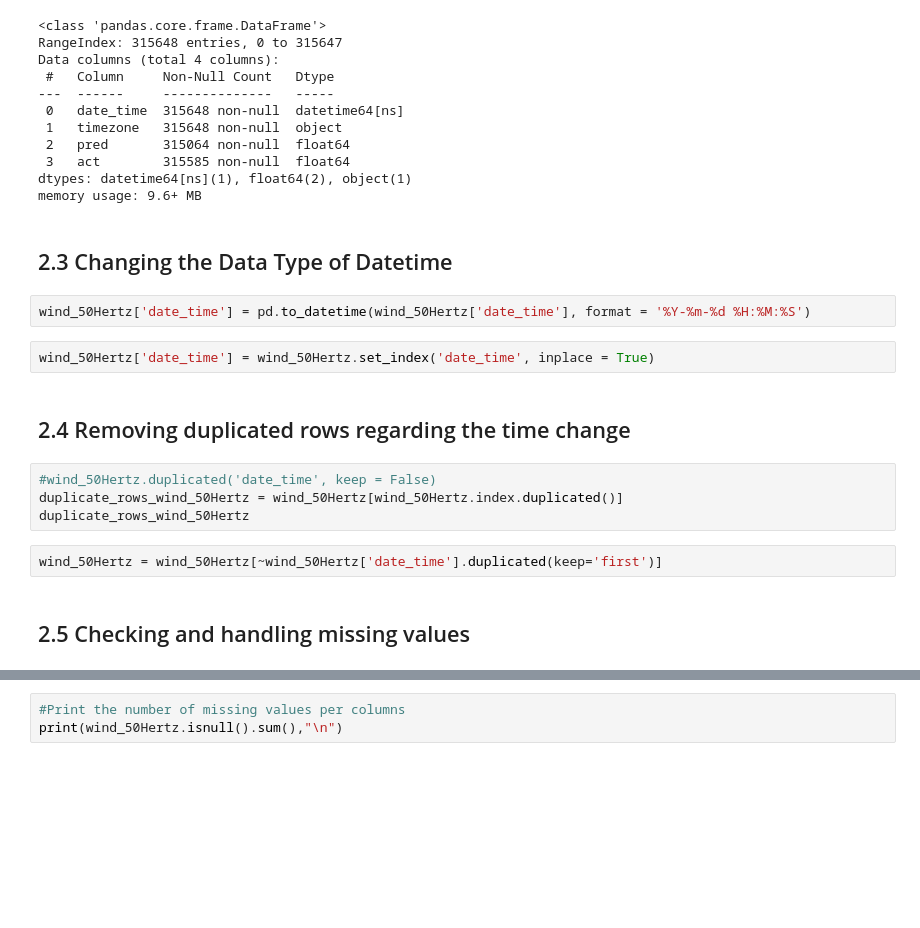
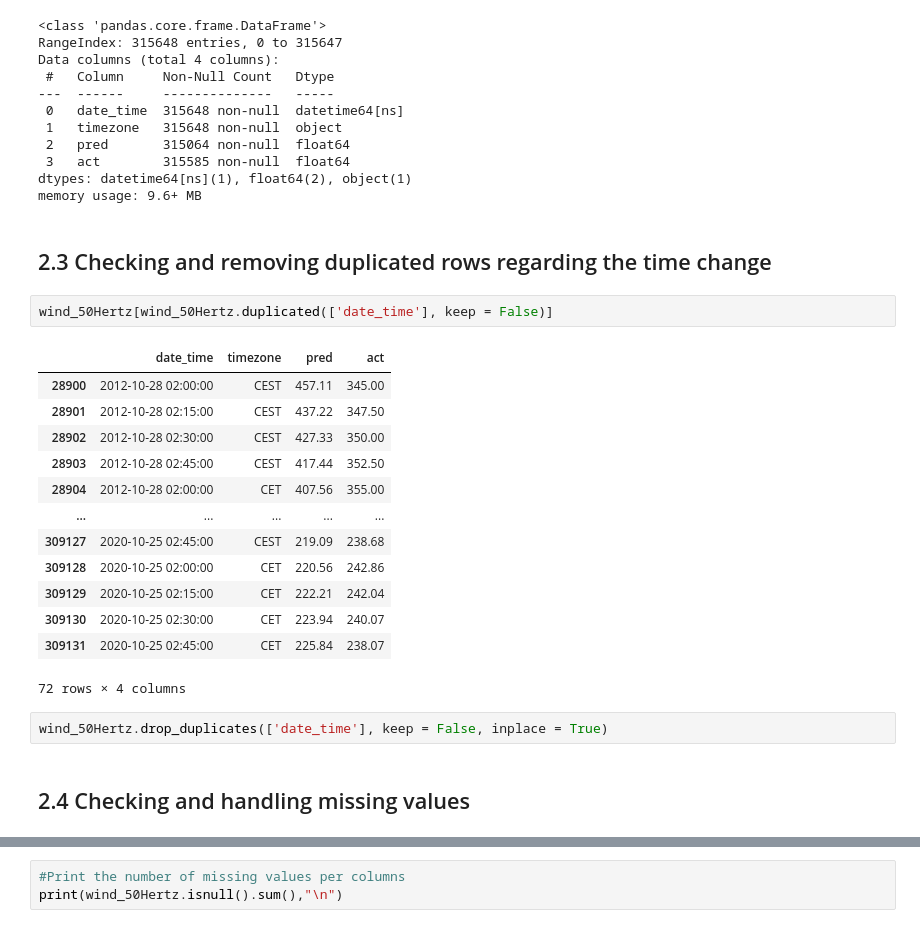
Before and after one commit to LilayLily/Analyzing-the-forecast-quality-of-wind-energy-in-Germany-from-2012-to-2020, a Jupyter notebook: Data Cleaning.ipynb, the cells around one changed output, grey strips where cells are left out. Saved outputs shown, nothing was run; the diff lists cells and outputs as text; blank space fills up the shorter version.

Commit message:
Data is clean and in the database!

```diff
--- a/Data Cleaning.ipynb
+++ b/Data Cleaning.ipynb
@@ -39,19 +42,25 @@ Data columns (total 4 columns):
  3   act        315585 non-null  float64
 dtypes: datetime64[ns](1), float64(2), object(1)
 memory usage: 9.6+ MB
-# %% [markdown]
-## 2.3 Changing the Data Type of  Datetime
-# %%
-wind_50Hertz['date_time'] = pd.to_datetime(wind_50Hertz['date_time'], format = '%Y-%m-%d %H:%M:%S')
+# %% [markdown]
+## 2.3 Checking and removing duplicated rows regarding the time change
+# %%
+wind_50Hertz[wind_50Hertz.duplicated(['date_time'], keep = False)]
+# %% [output]
+|  | date_time | timezone | pred | act |
+| 28900 | 2012-10-28 02:00:00 | CEST | 457.11 | 345.00 |
+| 28901 | 2012-10-28 02:15:00 | CEST | 437.22 | 347.50 |
+| 28902 | 2012-10-28 02:30:00 | CEST | 427.33 | 350.00 |
+| 28903 | 2012-10-28 02:45:00 | CEST | 417.44 | 352.50 |
+| 28904 | 2012-10-28 02:00:00 | CET | 407.56 | 355.00 |
+| ... | ... | ... | ... | ... |
+| 309127 | 2020-10-25 02:45:00 | CEST | 219.09 | 238.68 |
+| 309128 | 2020-10-25 02:00:00 | CET | 220.56 | 242.86 |
+| 309129 | 2020-10-25 02:15:00 | CET | 222.21 | 242.04 |
+| 309130 | 2020-10-25 02:30:00 | CET | 223.94 | 240.07 |
+| 309131 | 2020-10-25 02:45:00 | CET | 225.84 | 238.07 |
+72 rows × 4 columns
 # %%
-wind_50Hertz['date_time'] = wind_50Hertz.set_index('date_time', inplace = True)
+wind_50Hertz.drop_duplicates(['date_time'], keep = False, inplace = True)
-# %% [markdown]
-## 2.4 Removing duplicated rows regarding the time change
-# %%
-#wind_50Hertz.duplicated('date_time', keep = False)
-duplicate_rows_wind_50Hertz = wind_50Hertz[wind_50Hertz.index.duplicated()]
-duplicate_rows_wind_50Hertz
-# %%
-wind_50Hertz = wind_50Hertz[~wind_50Hertz['date_time'].duplicated(keep='first')]
 # %% [markdown]
-## 2.5 Checking and handling missing values
+## 2.4 Checking and handling missing values
```
Also changed, not shown: parts of 79 cells of this notebook.
